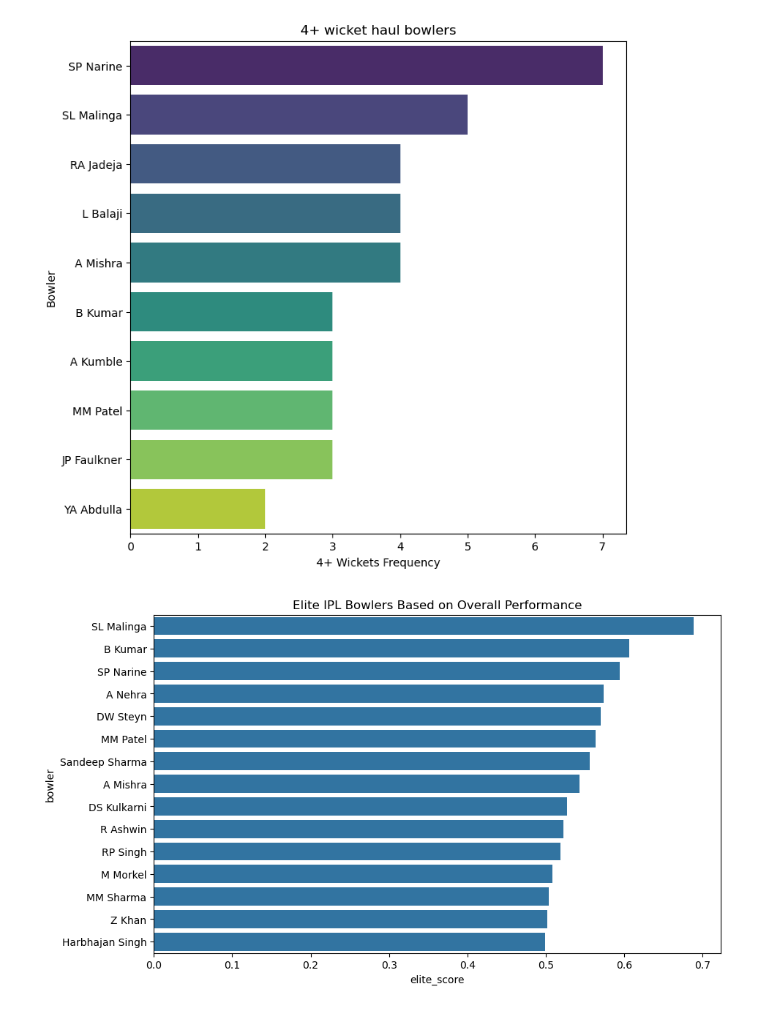
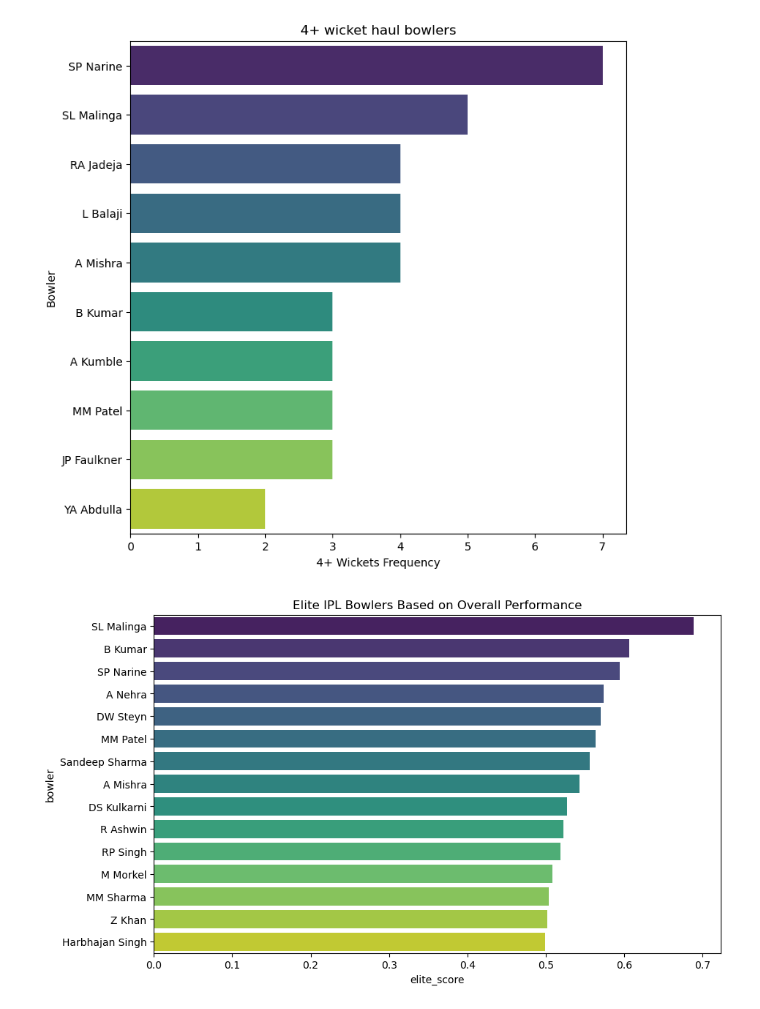
Before and after one commit to sxrthk17/data-analysis-projects, a Jupyter notebook: ipl-eda/IPL_EDA.ipynb, the cells around one changed output. Cells and saved outputs as stored; diff of their text form; code cells hidden in the pictures.

```diff
--- a/ipl-eda/IPL_EDA.ipynb
+++ b/ipl-eda/IPL_EDA.ipynb
@@ -538,32 +553,34 @@ elite_bowlers['economy_score'] = (
 ) / (
     elite_bowlers['bowling_economy'].max() -
     elite_bowlers['bowling_economy'].min()
 )
 
 
 
 elite_bowlers['elite_score'] = (
     elite_bowlers['wicket_score'] * 0.5 +
     elite_bowlers['economy_score'] * 0.3 +
     elite_bowlers['dot_score'] * 0.2
 )
 
 elite_bowlers = elite_bowlers.sort_values(
     by='elite_score',
     ascending=False
 )
 
 elite_bowlers[['bowler','elite_score']].head(15)
 
 plt.figure(figsize=(10,6))
 
 sea.barplot(
     data=elite_bowlers.head(15),
     x='elite_score',
-    y='bowler'
+    y='bowler',
+    hue='bowler',
+    palette='viridis',
 )
 
 plt.title("Elite IPL Bowlers Based on Overall Performance")
 plt.show()
 # %% [output]
-[figure, old version]
+[figure, new version]
```
Also changed, not shown: parts of 33 cells of this notebook.
